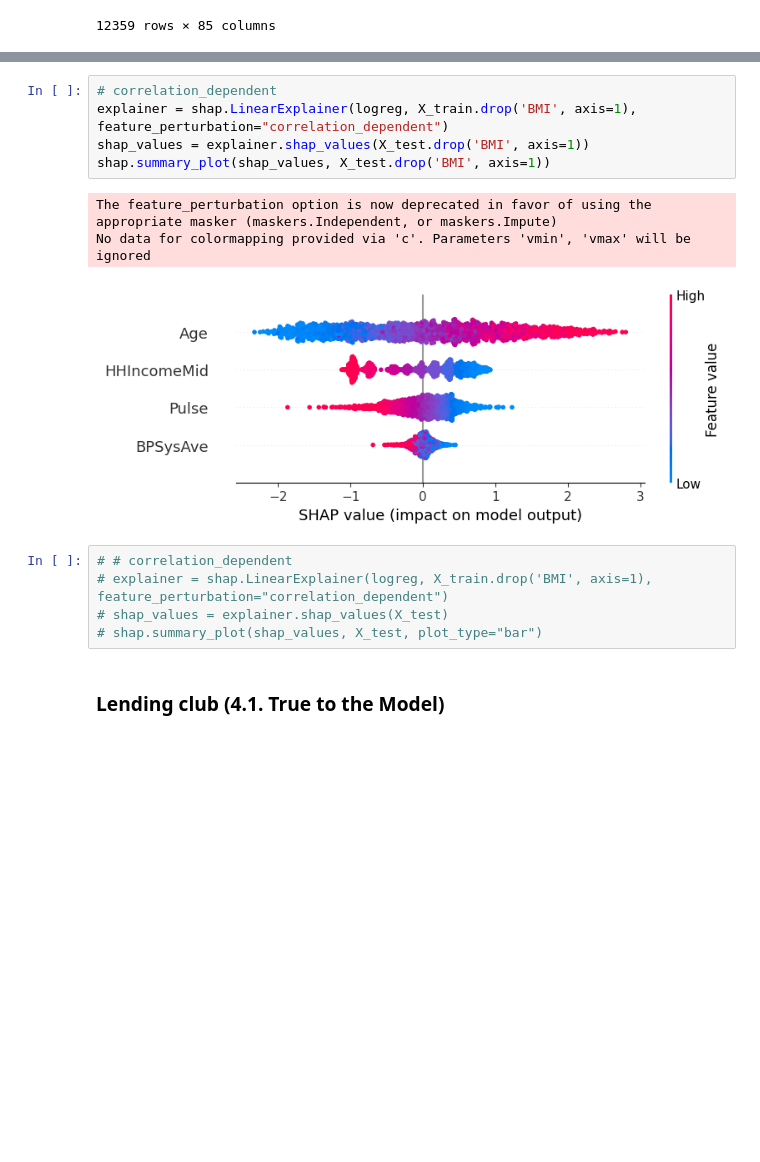
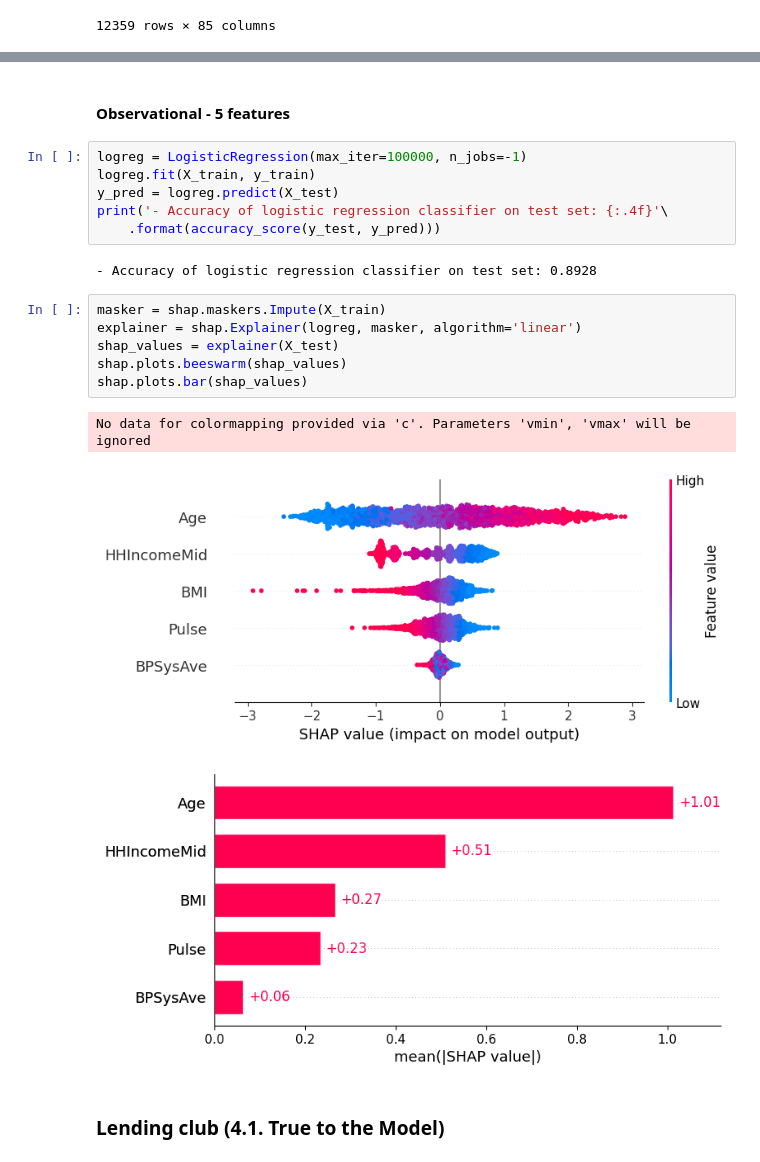
Before and after one commit to nthng-quan/t2mt2d-intro-to-ml, a Jupyter notebook: shap.ipynb, the cells around one changed output, grey strips where cells are left out. Cells and saved outputs as stored; diff of their text form; blank space fills up the shorter version.

```diff
--- a/shap.ipynb
+++ b/shap.ipynb
@@ -151,17 +160,23 @@ No data for colormapping provided via 'c'. Parameters 'vmin', 'vmax' will be ign
-# %%
-# correlation_dependent
-explainer = shap.LinearExplainer(logreg, X_train.drop('BMI', axis=1), feature_perturbation="correlation_dependent")
-shap_values = explainer.shap_values(X_test.drop('BMI', axis=1))
-shap.summary_plot(shap_values, X_test.drop('BMI', axis=1))
-# %% [output]
-The feature_perturbation option is now deprecated in favor of using the appropriate masker (maskers.Independent, or maskers.Impute)
-No data for colormapping provided via 'c'. Parameters 'vmin', 'vmax' will be ignored
-[figure, removed]
-# %%
-# # correlation_dependent
-# explainer = shap.LinearExplainer(logreg, X_train.drop('BMI', axis=1), feature_perturbation="correlation_dependent")
-# shap_values = explainer.shap_values(X_test)
-# shap.summary_plot(shap_values, X_test, plot_type="bar")
+# %% [markdown]
+#### Observational - 5 features
+# %%
+logreg = LogisticRegression(max_iter=100000, n_jobs=-1)
+logreg.fit(X_train, y_train)
+y_pred = logreg.predict(X_test)
+print('- Accuracy of logistic regression classifier on test set: {:.4f}'\
+    .format(accuracy_score(y_test, y_pred)))
+# %% [output]
+- Accuracy of logistic regression classifier on test set: 0.8928
+# %%
+masker = shap.maskers.Impute(X_train)
+explainer = shap.Explainer(logreg, masker, algorithm='linear')
+shap_values = explainer(X_test)
+shap.plots.beeswarm(shap_values)
+shap.plots.bar(shap_values)
+# %% [output]
+No data for colormapping provided via 'c'. Parameters 'vmin', 'vmax' will be ignored
+[figure, added]
+[figure, added]
 # %% [markdown]
 ### Lending club (4.1. True to the Model)
 # %%
```
Also changed, not shown: parts of 50 cells of this notebook, 1 other file.
